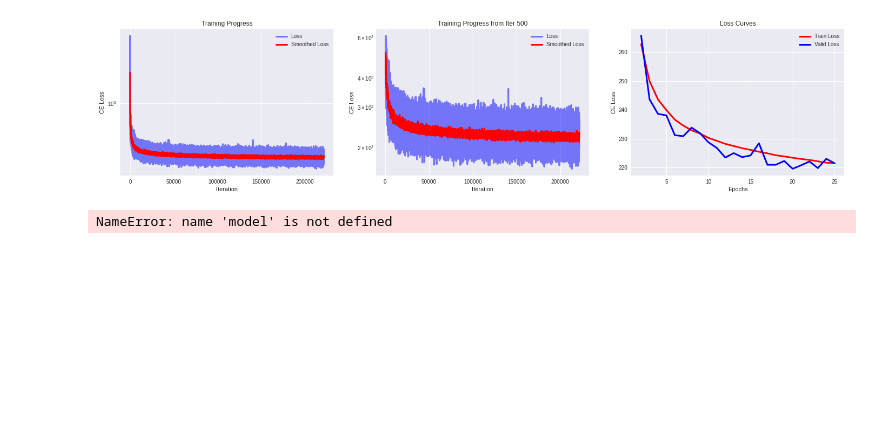
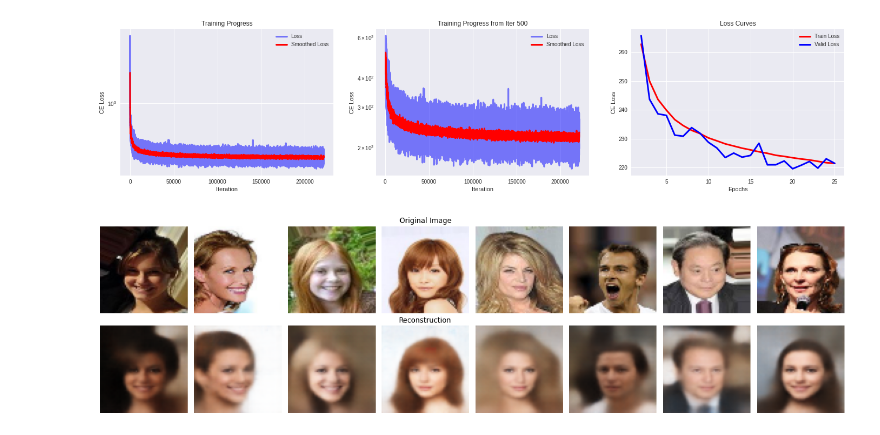
Before and after one commit to Dhagash4/CudaVision, a Jupyter notebook: assignment-6/VAE.ipynb, the cells around one changed output. Drawn from its saved outputs; the diff is of its cells as text; code cells hidden in the pictures; blank space fills up the shorter version.

```diff
--- a/assignment-6/VAE.ipynb
+++ b/assignment-6/VAE.ipynb
@@ -140,19 +140,28 @@ class ConvVAE(nn.Module):
             nn.Tanh())
         return decoder
 
+    def encode(self,x):
+        out = self.encoder(x)
+        out = torch.flatten(out, 1)
+
+        return out
+
+    def decode(self,z):
+        z_in = self.decoder_input(z)
+        z_in = z_in.view(-1, 512, 2, 2)
+        x_hat = self.decoder(z_in)
+        x_hat = self.final_layer(x_hat)
+
+        return x_hat
     def forward(self, x):
 
-        out = self.encoder(x)
-        out = torch.flatten(out, 1)
+        out = self.encode(x)
         mu = self.fc_mu(out)
         log_var = self.fc_sigma(out)
 
         z = self.reparameterize(mu, log_var)
 
-        z_in = self.decoder_input(z)
-        z_in = z_in.view(-1, 512, 2, 2)
-        x_hat = self.decoder(z_in)
-        x_hat = self.final_layer(x_hat)
+        x_hat = self.decode(z)
 
         return x_hat, (z, mu, log_var)
 # %%
@@ -388,15 +379,0 @@ def display_projections(points, labels, ax=None, legend=None):
-# %%
-imgs_flat, latents, labels = [], [], []
-with torch.no_grad():
-    for imgs, lbls in test_loader:
-        imgs = imgs.to(device)
-        _, (z, _, _) = model(imgs)
-        imgs_flat.append(imgs.cpu().view(imgs.shape[0], -1))
-        latents.append(z.cpu())
-        labels.append(lbls)
-
-imgs_flat = np.concatenate(imgs_flat)
-latents = np.concatenate(latents)
-labels = np.concatenate(labels)
-# %% [output]
-NameError: name 'model' is not defined
@@ -414,0 +380,2 @@ plt.show()
+# %%
+model, optimizer = load_model(model=vae, optimizer=optimizer, savepath=os.path.join("models", "conv_vae", "checkpoint_epoch_20.pth"),plot=False)
@@ -414,0 +387,22 @@ plt.show()
+# %%
+imgs, _ = next(iter(test_loader))
+
+model.eval()
+with torch.no_grad():
+    recons, _ = model(imgs.to(device))
+
+fig, ax = plt.subplots(2, 8)
+fig.set_size_inches(18, 5)
+for i in range(8):
+
+    ax[0, i].imshow(imgs[i].permute((1,2,0)))
+    ax[0, i].axis("off")
+    ax[1, i].imshow(recons[i].permute((1, 2, 0)).cpu())
+    ax[1, i].axis("off")
+
+ax[0, 3].set_title("Original Image")
+ax[1, 3].set_title("Reconstruction")
+plt.tight_layout()
+plt.show()
+# %% [output]
+[figure, added]
```
Also changed, not shown: parts of 11 cells of this notebook, 1 other file.
